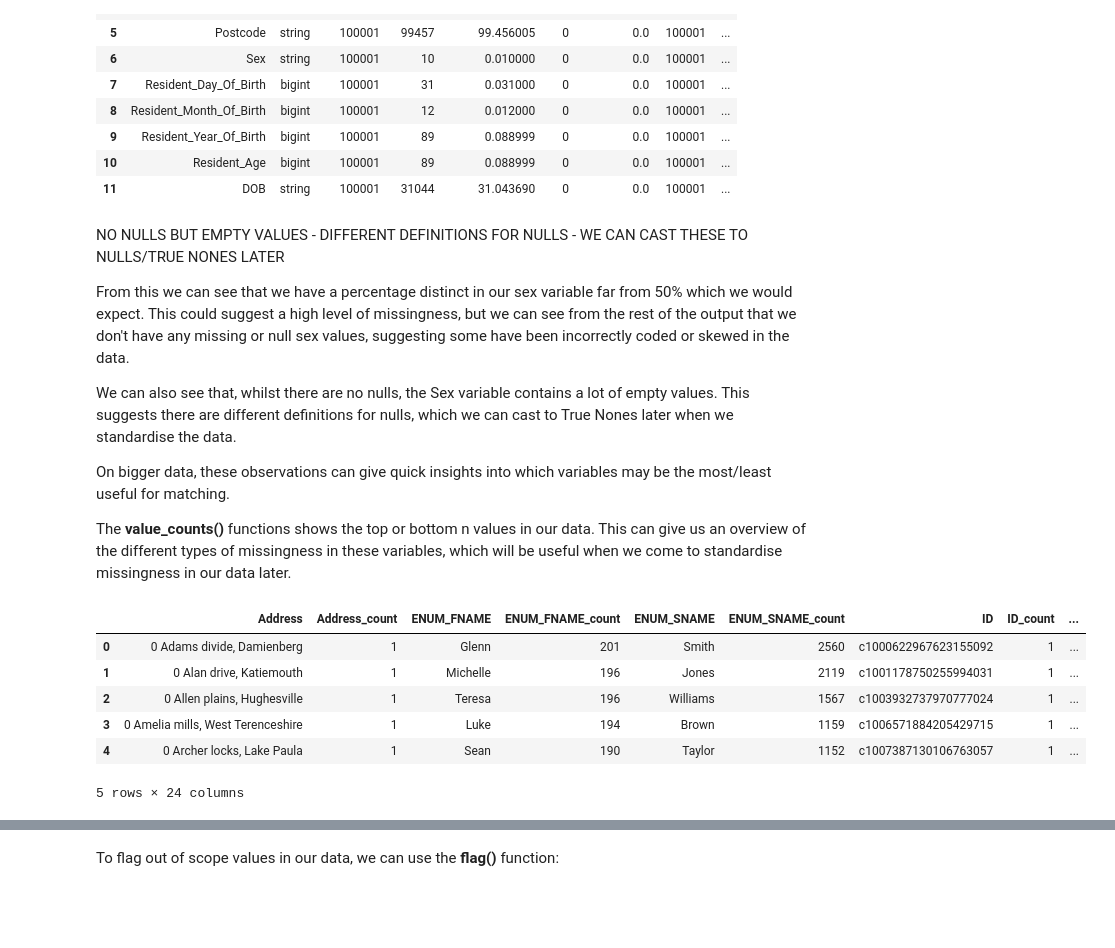
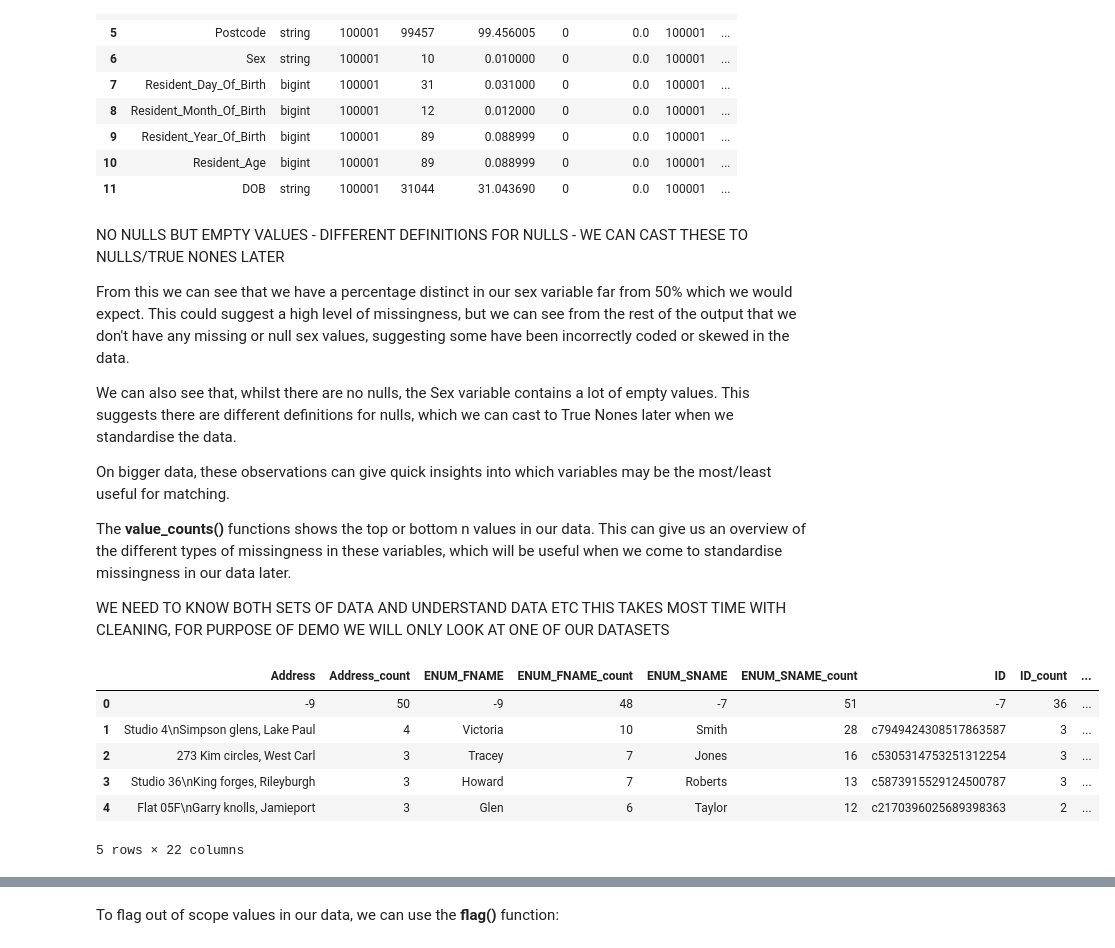
Before and after one commit to anthonye93/dlh_utils_demo, a Jupyter notebook: dlh_utils_demo.ipynb, the cells around one changed output, grey strips where cells are left out. Drawn from its saved outputs; the diff is of its cells as text; code cells hidden in the pictures; blank space fills up the shorter version.

```diff
--- a/dlh_utils_demo.ipynb
+++ b/dlh_utils_demo.ipynb
@@ -85,20 +83,23 @@ We can also see that, whilst there are no nulls, the Sex variable contains a lot
 On bigger data, these observations can give quick insights into which variables may be the most/least useful for matching.
 
 The **value_counts()** functions shows the top or bottom n values in our data. This can give us an overview of the different types of missingness in these variables, which will be useful when we come to standardise missingness in our data later.
+
+WE NEED TO KNOW BOTH SETS OF DATA AND UNDERSTAND DATA ETC THIS TAKES MOST TIME WITH CLEANING, FOR PURPOSE OF DEMO WE WILL ONLY LOOK AT ONE OF OUR DATASETS
 # %%
-top_5_value_counts_census = profiling.value_counts(census,
-                                            limit = 5,
-                                            output_mode = 'pandas'
-                                            )
+value_counts_ccs = profiling.value_counts(ccs,
+                                         limit = 5,
+                                         output_mode = 'pandas'
+                                         )
+
 # the value counts function returns two dataframes; one for the top n values in each variable and one for the bottom n values.
-# we can select the top value count dataframe by subsetting the top_5_value_counts_census tuple:
+# we can select the top value count dataframe by subsetting the value_counts_ccs tuple:
 
-top_5_value_counts_census[0]
+value_counts_ccs[0]
 # %% [output]
 |  | Address | Address_count | ENUM_FNAME | ENUM_FNAME_count | ENUM_SNAME | ENUM_SNAME_count | ID | ID_count | ... |
-| 0 | 0 Adams divide, Damienberg | 1 | Glenn | 201 | Smith | 2560 | c1000622967623155092 | 1 | ... |
-| 1 | 0 Alan drive, Katiemouth | 1 | Michelle | 196 | Jones | 2119 | c1001178750255994031 | 1 | ... |
-| 2 | 0 Allen plains, Hughesville | 1 | Teresa | 196 | Williams | 1567 | c1003932737970777024 | 1 | ... |
-| 3 | 0 Amelia mills, West Terenceshire | 1 | Luke | 194 | Brown | 1159 | c1006571884205429715 | 1 | ... |
-| 4 | 0 Archer locks, Lake Paula | 1 | Sean | 190 | Taylor | 1152 | c1007387130106763057 | 1 | ... |
+| 0 | -9 | 50 | -9 | 48 | -7 | 51 | -7 | 36 | ... |
+| 1 | Studio 4\nSimpson glens, Lake Paul | 4 | Victoria | 10 | Smith | 28 | c7949424308517863587 | 3 | ... |
+| 2 | 273 Kim circles, West Carl | 3 | Tracey | 7 | Jones | 16 | c5305314753251312254 | 3 | ... |
+| 3 | Studio 36\nKing forges, Rileyburgh | 3 | Howard | 7 | Roberts | 13 | c5873915529124500787 | 3 | ... |
+| 4 | Flat 05F\nGarry knolls, Jamieport | 3 | Glen | 6 | Taylor | 12 | c2170396025689398363 | 2 | ... |
-5 rows × 24 columns
+5 rows × 22 columns
```
Also changed, not shown: parts of 5 cells of this notebook.
